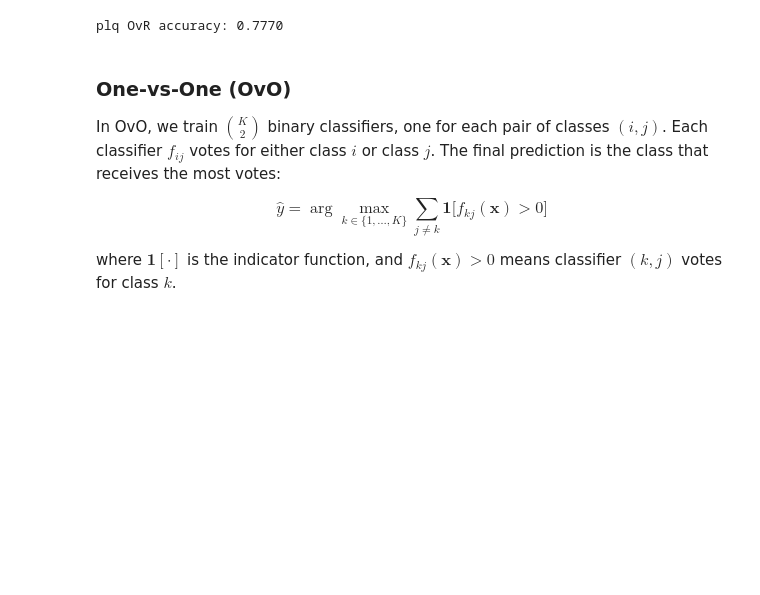
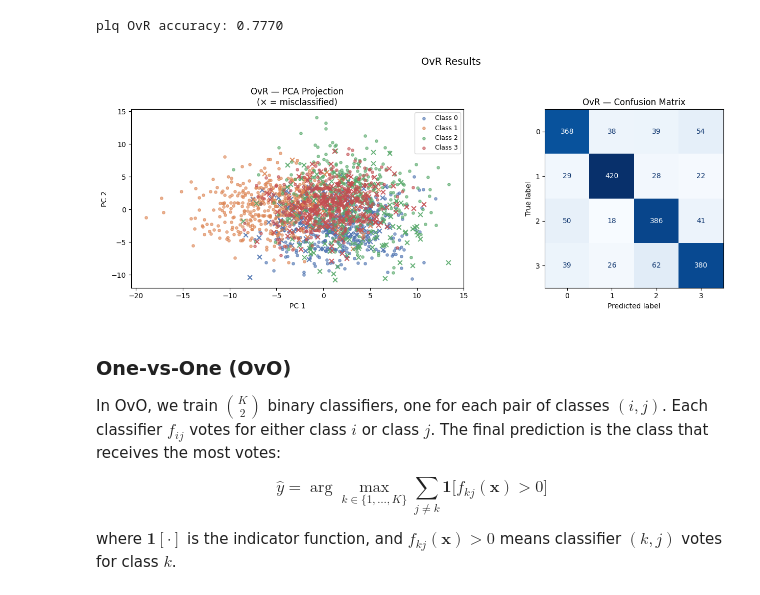
Before and after one commit to softmin/ReHLine-python, a Jupyter notebook: doc/source/examples/Multiclass_Classification.ipynb, the cells around one changed output. Saved outputs shown, nothing was run; the diff lists cells and outputs as text; code cells hidden in the pictures; blank space fills up the shorter version.

Commit message:
add visualization plots

```diff
--- a/doc/source/examples/Multiclass_Classification.ipynb
+++ b/doc/source/examples/Multiclass_Classification.ipynb
@@ -59,6 +63,38 @@ y_pred = plq_ovr.predict(X_test)
 print(f"plq OvR accuracy: {accuracy_score(y_test, y_pred):.4f}")
 # %% [output]
 plq OvR accuracy: 0.7770
+# %%
+# results visualization
+pca = PCA(n_components=2, random_state=42)
+X_test_2d = pca.fit_transform(X_test)
+
+fig, axes = plt.subplots(1, 2, figsize=(14, 5))
+
+colors = ["#4C72B0", "#DD8452", "#55A868", "#C44E52"]
+ax = axes[0]
+for k, cls in enumerate(plq_ovr.classes_):
+    mask_correct = (y_test == cls) & (y_pred == cls)
+    mask_wrong   = (y_test == cls) & (y_pred != cls)
+    ax.scatter(X_test_2d[mask_correct, 0], X_test_2d[mask_correct, 1],
+               c=colors[k], label=f"Class {cls}", s=15, alpha=0.6)
+    ax.scatter(X_test_2d[mask_wrong, 0], X_test_2d[mask_wrong, 1],
+               c=colors[k], marker="x", s=40, alpha=0.9)
+ax.set_title("OvR — PCA Projection\n(× = misclassified)", fontsize=12)
+ax.set_xlabel("PC 1"); ax.set_ylabel("PC 2")
+ax.legend(fontsize=9)
+
+cm = confusion_matrix(y_test, y_pred)
+ConfusionMatrixDisplay(cm, display_labels=plq_ovr.classes_).plot(
+    ax=axes[1], colorbar=False, cmap="Blues"
+)
+axes[1].set_title("OvR — Confusion Matrix", fontsize=12)
+
+plt.suptitle(f"OvR Results",
+             fontsize=14, y=1.02)
+plt.tight_layout()
+plt.show()
+# %% [output]
+[figure, added]
 # %% [markdown]
 ### One-vs-One (OvO)
 
```
Also changed, not shown: parts of 3 cells of this notebook.
